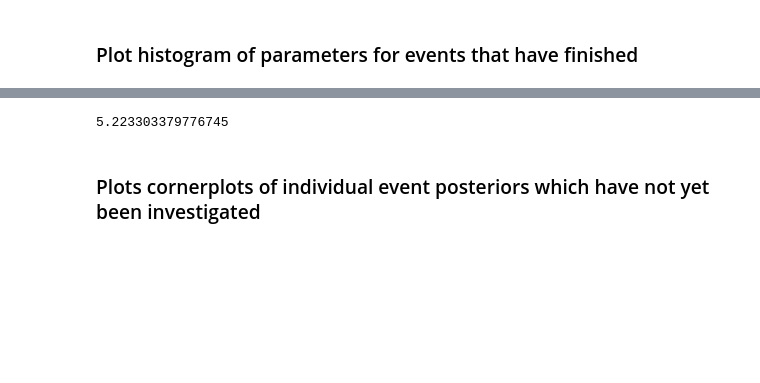
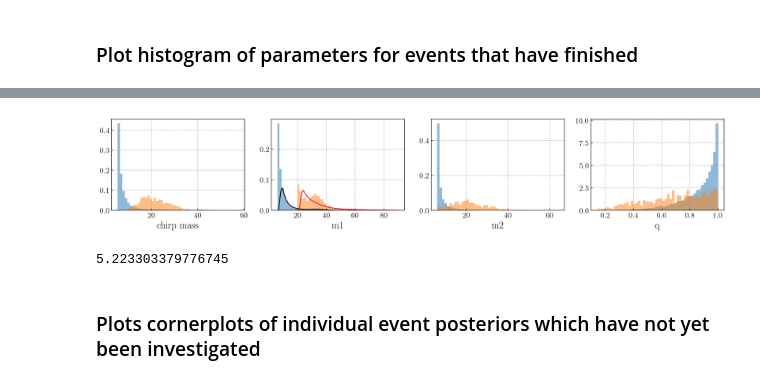
Before and after one commit to simonajmiller/measuring-bbh-component-spin, a Jupyter notebook: Data/IndividualInferenceOutput/inspect_results/inspect_results.ipynb, the cells around one changed output, grey strips where cells are left out. Drawn from its saved outputs; the diff is of its cells as text; code cells hidden in the pictures; blank space fills up the shorter version.

```diff
--- a/Data/IndividualInferenceOutput/inspect_results/inspect_results.ipynb
+++ b/Data/IndividualInferenceOutput/inspect_results/inspect_results.ipynb
@@ -377,3 +457,44 @@ plt.show()
+# %%
+pop1_UL = pd.read_json(f_root+'underlying_population1_highSpinPrecessing_fullmassrange.json')
+# %%
+m1s = pop1_UL.m1
+m2s = pop1_UL.m2
+qs = m2s/m1s
+mchirps_all = chirpmass(m1s, m2s)
+
+mask = m1s > 20
+
+kws = dict(density=True, bins=50, alpha=0.5)
+
+m1_grid = np.linspace(6, 90, 500)
+
+plt.figure(figsize=(20,3))
+
+plt.subplot(141)
+plt.hist(mchirps_all, **kws)
+plt.hist(mchirps_all[mask], **kws)
+plt.xlabel('chirp mass')
+
+plt.subplot(142)
+plt.hist(m1s, **kws)
+plt.hist(m1s[mask], **kws)
+plt.plot(m1_grid, p_astro_m1(m1_grid), color='k')
+plt.plot(m1_grid, p_astro_m1(m1_grid, mMin=20), color='crimson')
+plt.xlabel('m1')
+
+plt.subplot(143)
+plt.hist(m2s, **kws)
+plt.hist(m2s[mask], **kws)
+plt.xlabel('m2')
+
+plt.subplot(144)
+plt.hist(qs, **kws)
+plt.hist(qs[mask], **kws)
+plt.xlabel('q')
+
+plt.show()
+# %% [output]
+[figure, added]
 # %%
 chirpmass(6,6)
 # %% [output]
```
Also changed, not shown: parts of 16 cells of this notebook, 1 other file.
